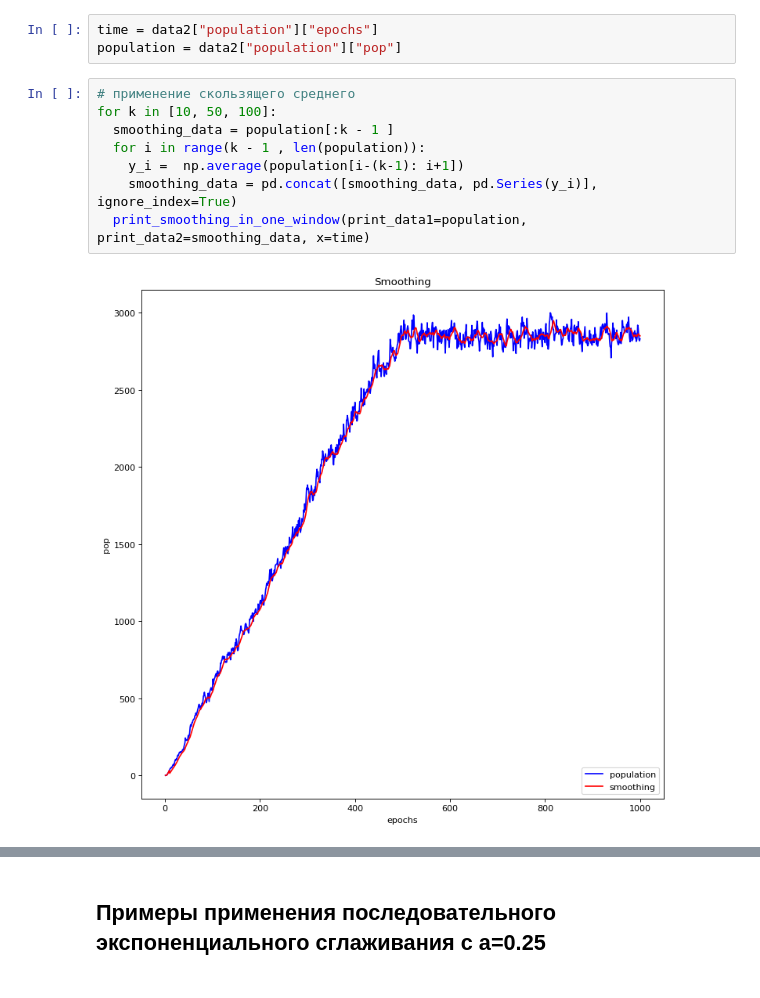
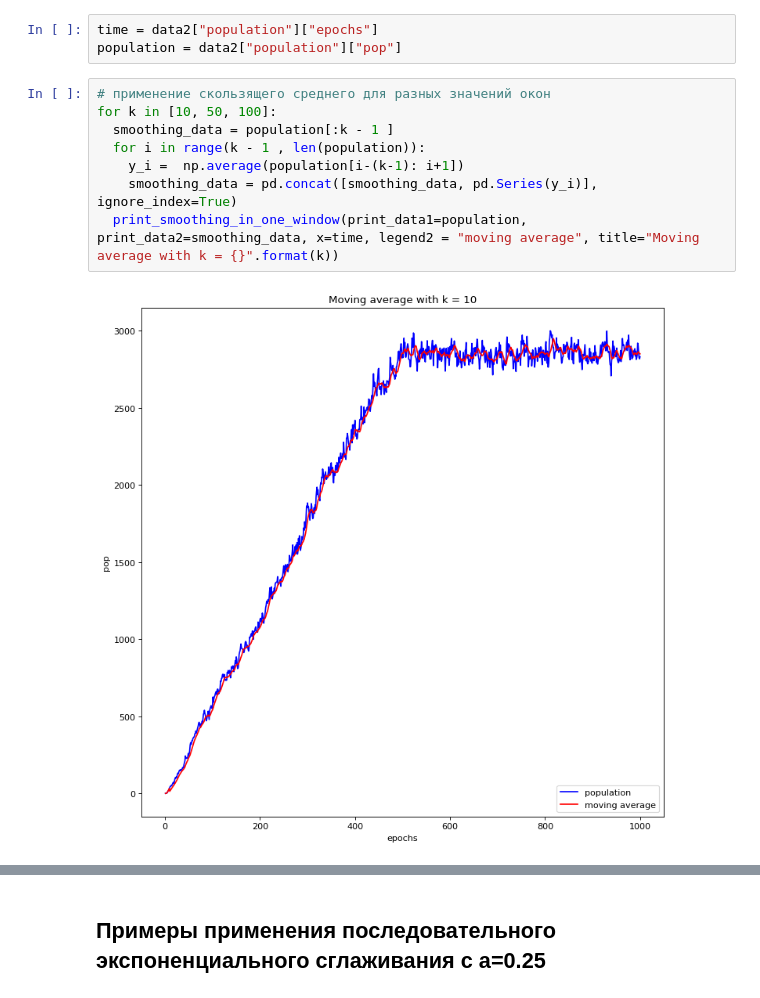
Before and after one commit to sokanaid/CourseProject2022BiologicalMath, a Jupyter notebook: data_smoothing.ipynb, the cells around one changed output, grey strips where cells are left out. Drawn from its saved outputs; the diff is of its cells as text.

```diff
--- a/data_smoothing.ipynb
+++ b/data_smoothing.ipynb
@@ -108,12 +107,12 @@ read file  /content/drive/MyDrive/sim_tables/smoothing/smoothingdd_0.1_death_r0.
 time = data2["population"]["epochs"]
 population = data2["population"]["pop"]
 # %%
-# применение скользящего среднего
+# применение скользящего среднего для разных значений окон
 for k in [10, 50, 100]:
   smoothing_data = population[:k - 1 ]
   for i in range(k - 1 , len(population)):
     y_i =  np.average(population[i-(k-1): i+1])
     smoothing_data = pd.concat([smoothing_data, pd.Series(y_i)], ignore_index=True)
-  print_smoothing_in_one_window(print_data1=population, print_data2=smoothing_data, x=time)
+  print_smoothing_in_one_window(print_data1=population, print_data2=smoothing_data, x=time, legend2 = "moving average", title="Moving average with k = {}".format(k))
 # %% [output]
-[figure, old version]
+[figure, new version]
```
Also changed, not shown: parts of 2 cells of this notebook.
